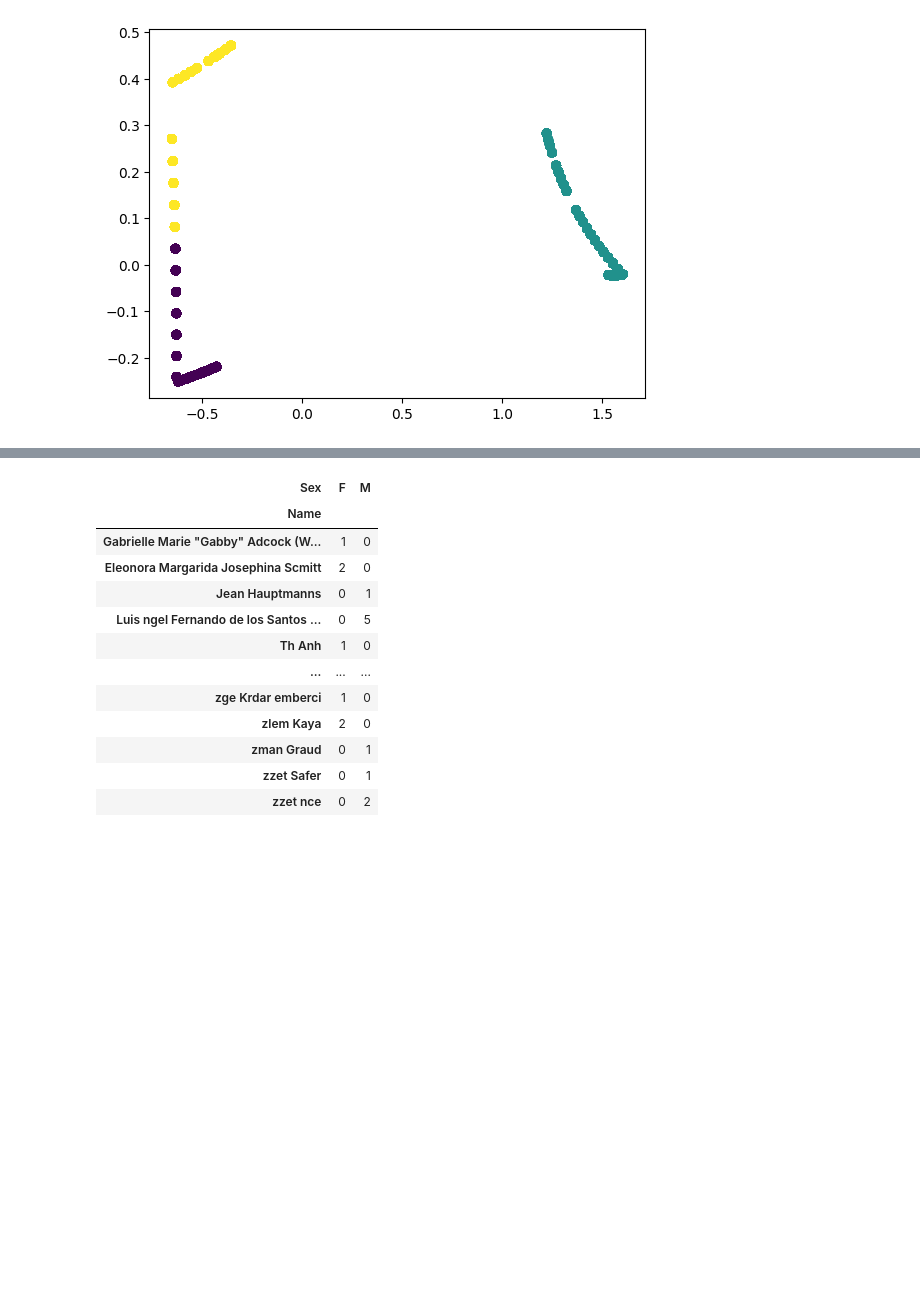
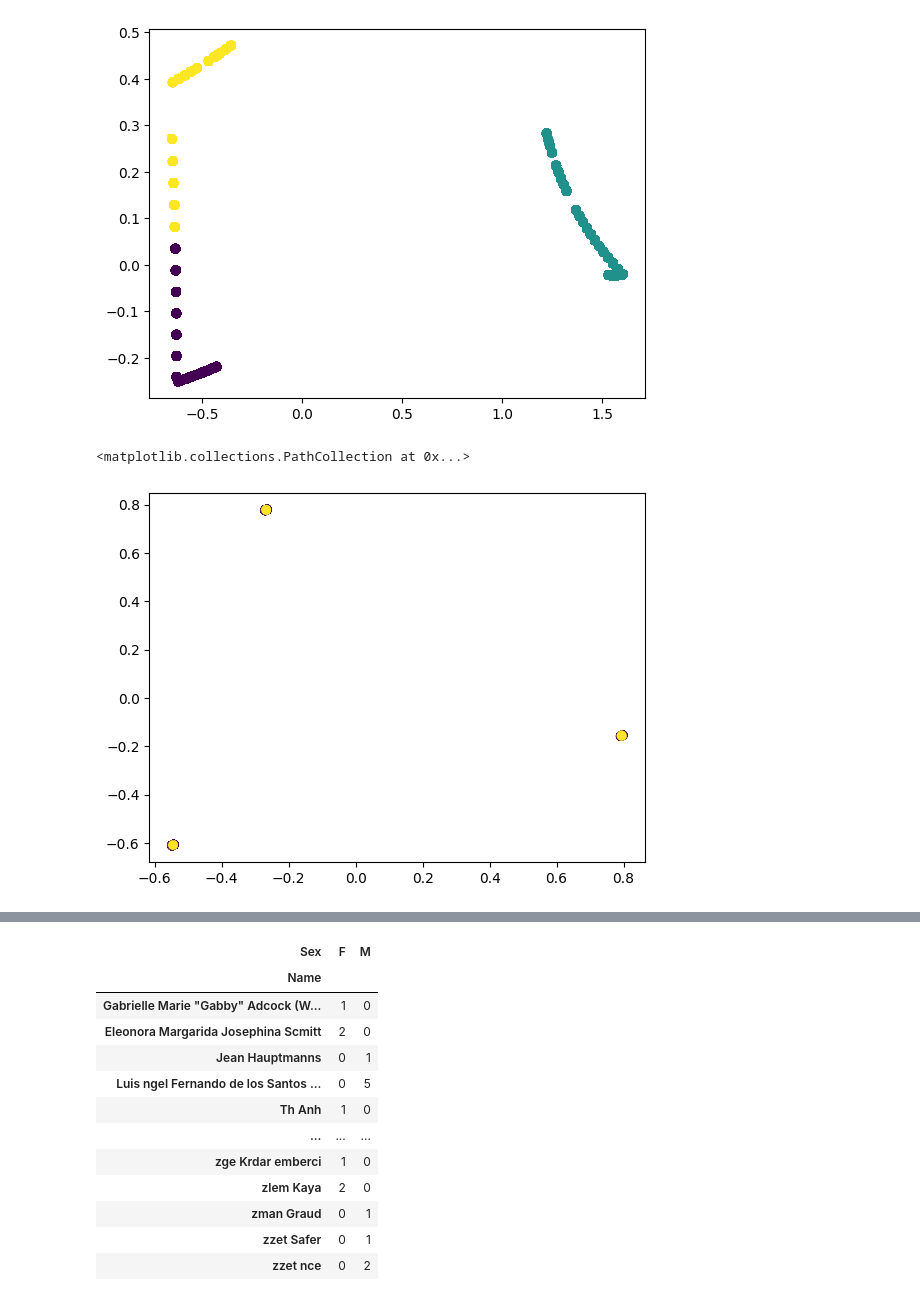
Before and after one commit to Zerzer0/MDS7202, a Jupyter notebook: Proyectos/Proyecto_1/Proyecto_enunciado.ipynb, the cells around one changed output, grey strips where cells are left out. Cells and saved outputs as stored; diff of their text form; code cells hidden in the pictures; blank space fills up the shorter version.

```diff
--- a/Proyectos/Proyecto_1/Proyecto_enunciado.ipynb
+++ b/Proyectos/Proyecto_1/Proyecto_enunciado.ipynb
@@ -308,3 +308,23 @@ plt.scatter(pca_df['Componente 1'], pca_df['Componente 2'], c=labels)
 # %% [output]
 <matplotlib.collections.PathCollection at 0x...>
 [figure]
+# %%
+metodo = IsolationForest()
+
+df = pd.read_csv("EDA_03-11-2023/scale/scaled_features.csv")
+
+anomalie = metodo
+pca = PCA(n_components=2, random_state=42)
+
+outliers = anomalie.fit_predict(df)
+
+pipeline = Pipeline([('pca', pca)])
+
+data = pipeline.fit_transform(df)
+pca_df = pd.DataFrame(data=data, columns=['Componente 1', 'Componente 2'])
+
+pca_df['outliers'] = outliers
+plt.scatter(pca_df['Componente 1'], pca_df['Componente 2'], c=pca_df['outliers'])
+# %% [output]
+<matplotlib.collections.PathCollection at 0x...>
+[figure, added]
```
Also changed, not shown: parts of 6 cells of this notebook, 8 other files.
